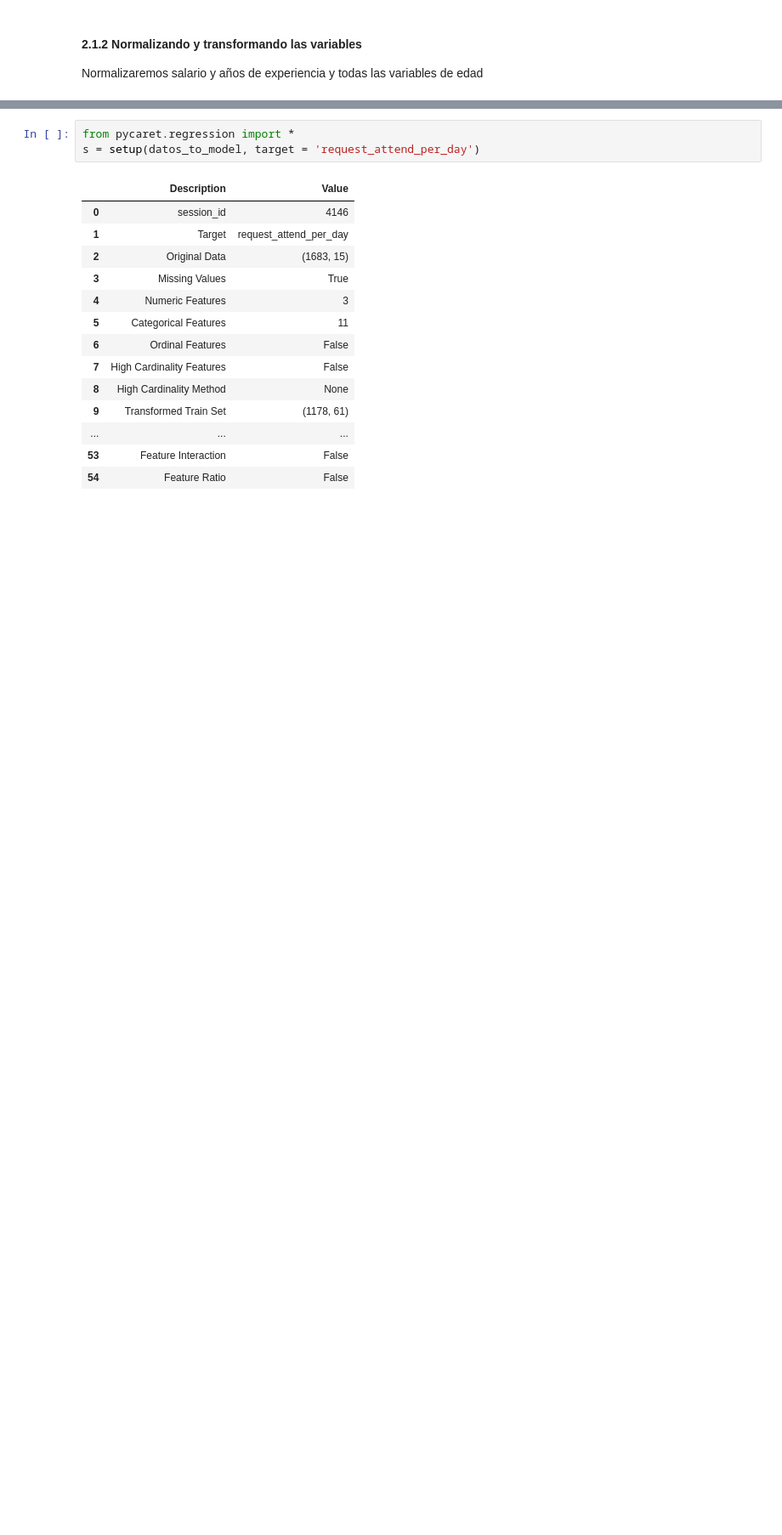
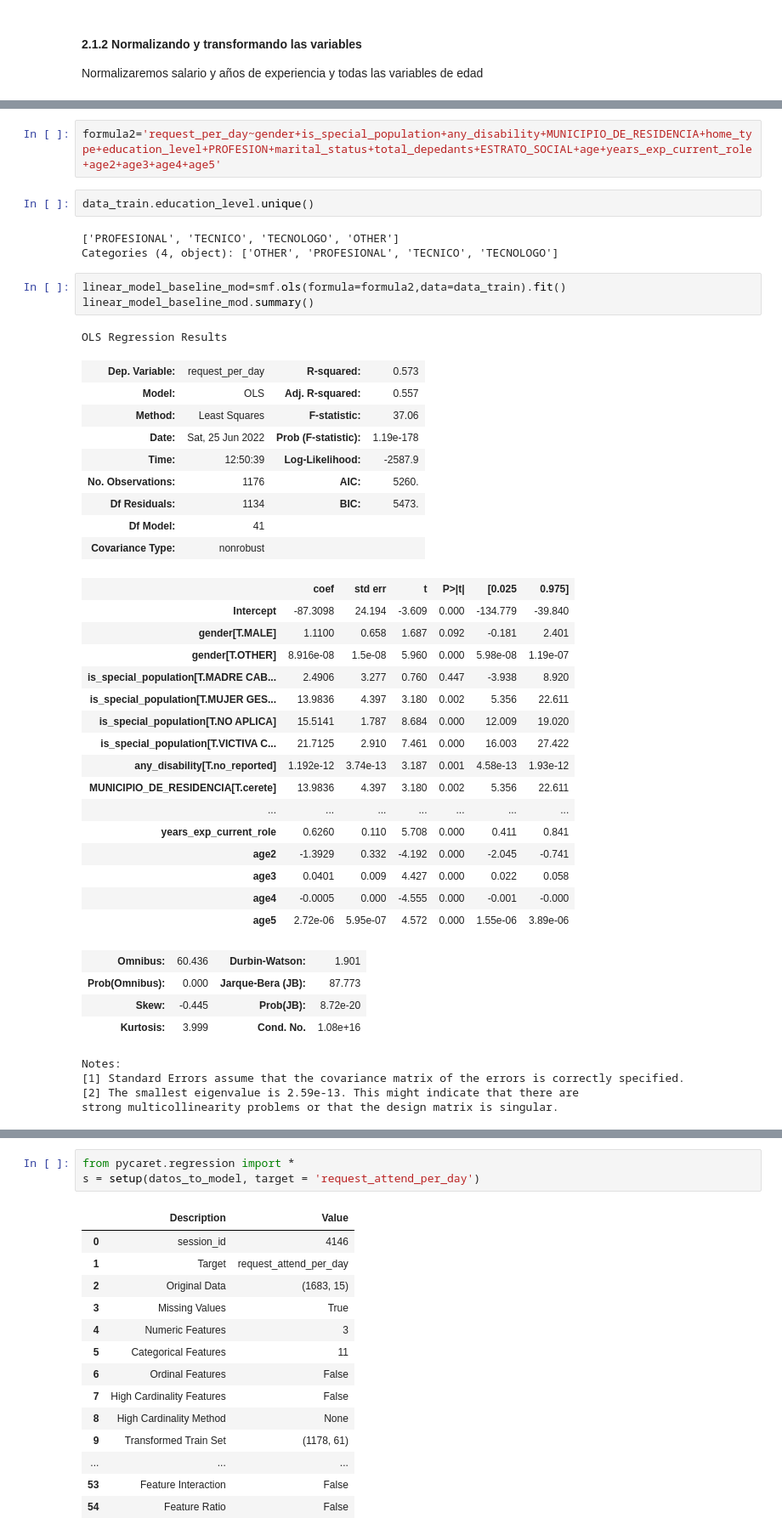
Before and after one commit to androdriguezr/Team_224, a Jupyter notebook: Proyecto/Codigo/Modelling/Pycaret_Modelling.ipynb, the cells around one changed output, grey strips where cells are left out. Shown at 85% size. Drawn from its saved outputs; the diff is of its cells as text; blank space fills up the shorter version.

```diff
--- a/Proyecto/Codigo/Modelling/Pycaret_Modelling.ipynb
+++ b/Proyecto/Codigo/Modelling/Pycaret_Modelling.ipynb
@@ -175,0 +366,45 @@ X_test[['wage_imputed','years_exp_current_role','age','age2','age3','age4','age5
+# %%
+formula2='request_per_day~gender+is_special_population+any_disability+MUNICIPIO_DE_RESIDENCIA+home_type+education_level+PROFESION+marital_status+total_depedants+ESTRATO_SOCIAL+age+years_exp_current_role+age2+age3+age4+age5'
+# %%
+data_train.education_level.unique()
+# %% [output]
+['PROFESIONAL', 'TECNICO', 'TECNOLOGO', 'OTHER']
+Categories (4, object): ['OTHER', 'PROFESIONAL', 'TECNICO', 'TECNOLOGO']
+# %%
+linear_model_baseline_mod=smf.ols(formula=formula2,data=data_train).fit()
+linear_model_baseline_mod.summary()
+# %% [output]
+OLS Regression Results
+| Dep. Variable: | request_per_day | R-squared: | 0.573 |
+| Model: | OLS | Adj. R-squared: | 0.557 |
+| Method: | Least Squares | F-statistic: | 37.06 |
+| Date: | Sat, 25 Jun 2022 | Prob (F-statistic): | 1.19e-178 |
+| Time: | 12:50:39 | Log-Likelihood: | -2587.9 |
+| No. Observations: | 1176 | AIC: | 5260. |
+| Df Residuals: | 1134 | BIC: | 5473. |
+| Df Model: | 41 |  |  |
+| Covariance Type: | nonrobust |  |  |
+|  | coef | std err | t | P>|t| | [0.025 | 0.975] |
+| Intercept | -87.3098 | 24.194 | -3.609 | 0.000 | -134.779 | -39.840 |
+| gender[T.MALE] | 1.1100 | 0.658 | 1.687 | 0.092 | -0.181 | 2.401 |
+| gender[T.OTHER] | 8.916e-08 | 1.5e-08 | 5.960 | 0.000 | 5.98e-08 | 1.19e-07 |
+| is_special_population[T.MADRE CAB... | 2.4906 | 3.277 | 0.760 | 0.447 | -3.938 | 8.920 |
+| is_special_population[T.MUJER GES... | 13.9836 | 4.397 | 3.180 | 0.002 | 5.356 | 22.611 |
+| is_special_population[T.NO APLICA] | 15.5141 | 1.787 | 8.684 | 0.000 | 12.009 | 19.020 |
+| is_special_population[T.VICTIVA C... | 21.7125 | 2.910 | 7.461 | 0.000 | 16.003 | 27.422 |
+| any_disability[T.no_reported] | 1.192e-12 | 3.74e-13 | 3.187 | 0.001 | 4.58e-13 | 1.93e-12 |
+| MUNICIPIO_DE_RESIDENCIA[T.cerete] | 13.9836 | 4.397 | 3.180 | 0.002 | 5.356 | 22.611 |
+| ... | ... | ... | ... | ... | ... | ... |
+| years_exp_current_role | 0.6260 | 0.110 | 5.708 | 0.000 | 0.411 | 0.841 |
+| age2 | -1.3929 | 0.332 | -4.192 | 0.000 | -2.045 | -0.741 |
+| age3 | 0.0401 | 0.009 | 4.427 | 0.000 | 0.022 | 0.058 |
+| age4 | -0.0005 | 0.000 | -4.555 | 0.000 | -0.001 | -0.000 |
+| age5 | 2.72e-06 | 5.95e-07 | 4.572 | 0.000 | 1.55e-06 | 3.89e-06 |
+| Omnibus: | 60.436 | Durbin-Watson: | 1.901 |
+| Prob(Omnibus): | 0.000 | Jarque-Bera (JB): | 87.773 |
+| Skew: | -0.445 | Prob(JB): | 8.72e-20 |
+| Kurtosis: | 3.999 | Cond. No. | 1.08e+16 |
+Notes:
+[1] Standard Errors assume that the covariance matrix of the errors is correctly specified.
+[2] The smallest eigenvalue is 2.59e-13. This might indicate that there are
+strong multicollinearity problems or that the design matrix is singular.
```
Also changed, not shown: parts of 30 cells of this notebook.
